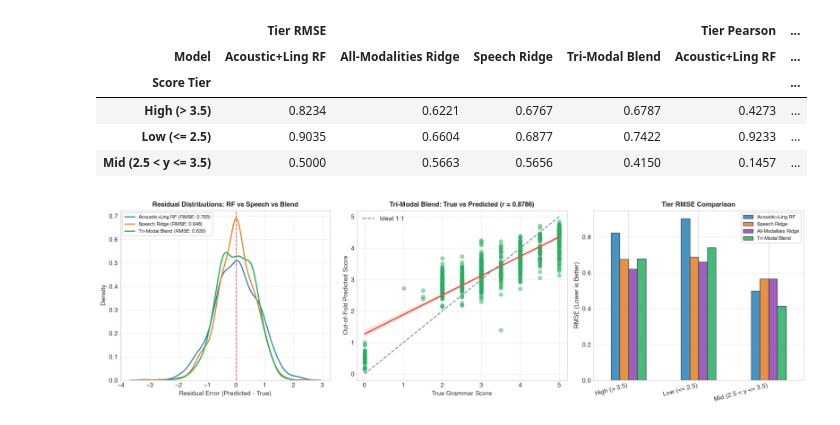
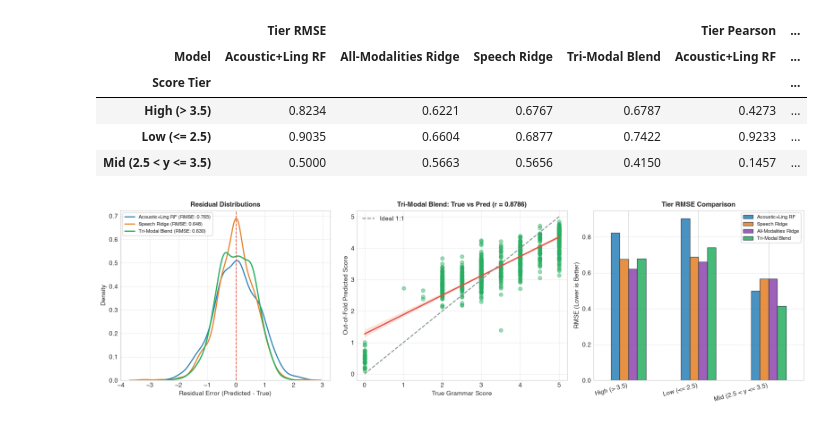
Before and after one commit to nandinikhandelwal120603/SHL_HIRING_ASSESMENT, a Jupyter notebook: notebook/shl_grammar_scoring.ipynb, the cells around one changed output. Cells and saved outputs as stored; diff of their text form; code cells hidden in the pictures.

```diff
--- a/notebook/shl_grammar_scoring.ipynb
+++ b/notebook/shl_grammar_scoring.ipynb
@@ -1295,7 +1292,7 @@ display(df_tiers.pivot(index='Score Tier', columns='Model', values=['Tier RMSE',
 | Low (<= 2.5) | 0.9035 | 0.6604 | 0.6877 | 0.7422 | 0.9233 | ... |
 | Mid (2.5 < y <= 3.5) | 0.5000 | 0.5663 | 0.5656 | 0.4150 | 0.1457 | ... |
 # %%
-# Visualizations 10, 11 & 12: Residual Distributions, True vs Predicted & Tier RMSE
+# Visualizations: Residuals, True vs Predicted & Tier RMSE
 fig, axes = plt.subplots(1, 3, figsize=(16, 4.8), dpi=100)
 
 # 1. Residual KDE Comparison
@@ -1303,36 +1300,36 @@ sns.kdeplot(res_rf_m, ax=axes[0], label=f"Acoustic+Ling RF (RMSE: {res_comb_rf['
 sns.kdeplot(res_sp_m, ax=axes[0], label=f"Speech Ridge (RMSE: {res_speech_ridge['oof_rmse']:.3f})", color='#e67e22', linewidth=1.8)
 sns.kdeplot(oof_tri_blend - y_true, ax=axes[0], label=f"Tri-Modal Blend (RMSE: {tri_rmse:.3f})", color='#27ae60', linewidth=2.0)
 axes[0].axvline(0, color='#e74c3c', linestyle='--', linewidth=1.2)
-axes[0].set_title("Residual Distributions: RF vs Speech vs Blend", fontsize=11, fontweight='bold')
+axes[0].set_title("Residual Distributions", fontsize=11, fontweight='bold')
 axes[0].set_xlabel("Residual Error (Predicted - True)", fontsize=10)
 axes[0].set_ylabel("Density", fontsize=10)
 axes[0].legend(fontsize=8, frameon=True)
 axes[0].grid(True, linestyle='--', alpha=0.5)
 
 # 2. True vs Predicted Scatter for Tri-Modal Blend
 sns.regplot(x=y_true, y=oof_tri_blend, ax=axes[1],
             scatter_kws={'alpha': 0.45, 'color': '#27ae60'},
             line_kws={'color': '#e74c3c', 'linewidth': 2})
 axes[1].plot([0, 5], [0, 5], '--', color='#7f8c8d', linewidth=1.5, label='Ideal 1:1')
-axes[1].set_title(f"Tri-Modal Blend: True vs Predicted (r = {tri_r:.4f})", fontsize=11, fontweight='bold')
+axes[1].set_title(f"Tri-Modal Blend: True vs Pred (r = {tri_r:.4f})", fontsize=11, fontweight='bold')
 axes[1].set_xlabel("True Grammar Score", fontsize=10)
 axes[1].set_ylabel("Out-of-Fold Predicted Score", fontsize=10)
 axes[1].set_xlim(-0.2, 5.2)
 axes[1].set_ylim(-0.2, 5.2)
 axes[1].legend()
 axes[1].grid(True, linestyle='--', alpha=0.5)
 
 # 3. Tier-wise RMSE Comparison Bar Chart
 pivot_rmse = df_tiers.pivot(index='Score Tier', columns='Model', values='Tier RMSE')[['Acoustic+Ling RF', 'Speech Ridge', 'All-Modalities Ridge', 'Tri-Modal Blend']]
 pivot_rmse.plot(kind='bar', ax=axes[2], color=['#2980b9', '#e67e22', '#8e44ad', '#27ae60'], edgecolor='#2c3e50', alpha=0.85)
 axes[2].set_title("Tier RMSE Comparison", fontsize=11, fontweight='bold')
 axes[2].set_ylabel("RMSE (Lower is Better)", fontsize=10)
 axes[2].set_xlabel("")
 axes[2].set_xticklabels(axes[2].get_xticklabels(), rotation=15, ha='right')
 axes[2].legend(fontsize=8, frameon=True)
 axes[2].grid(axis='y', linestyle='--', alpha=0.5)
 
 plt.tight_layout()
 plt.show()
 # %% [output]
-[figure, old version]
+[figure, new version]
```
Also changed, not shown: parts of 25 cells of this notebook, 5 other files.
